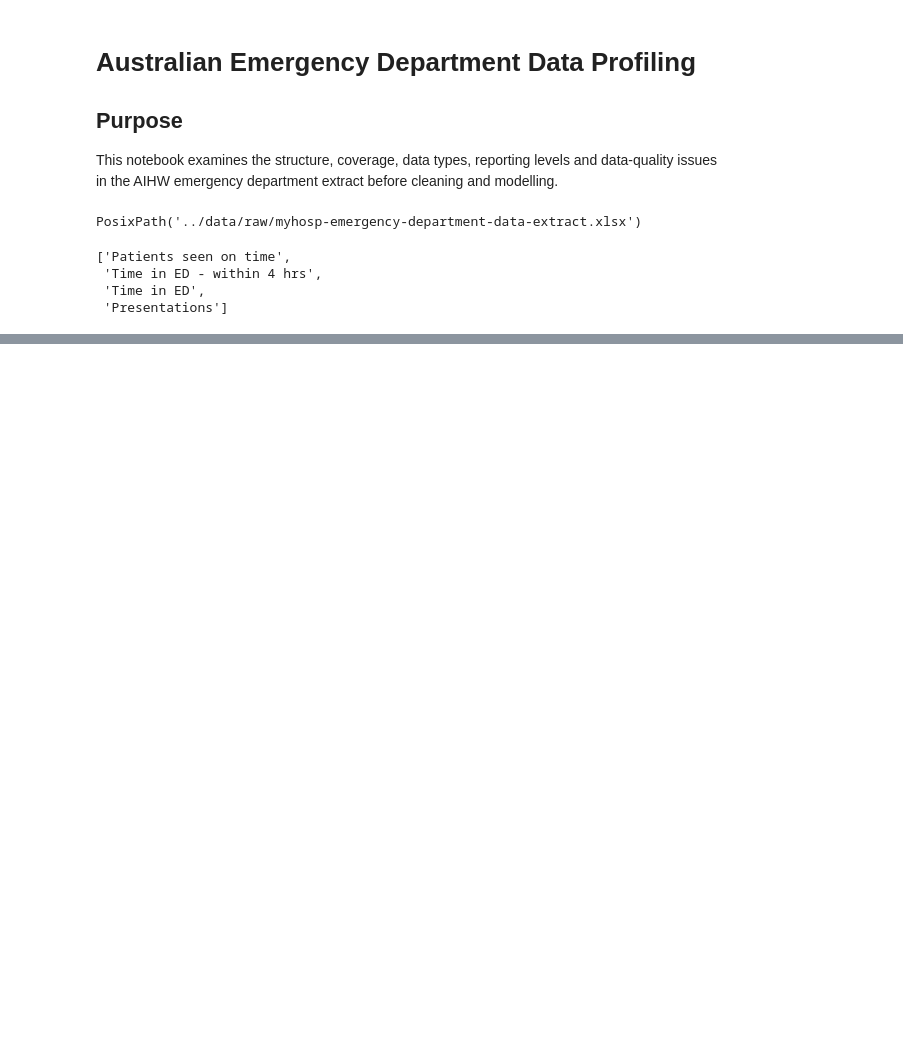
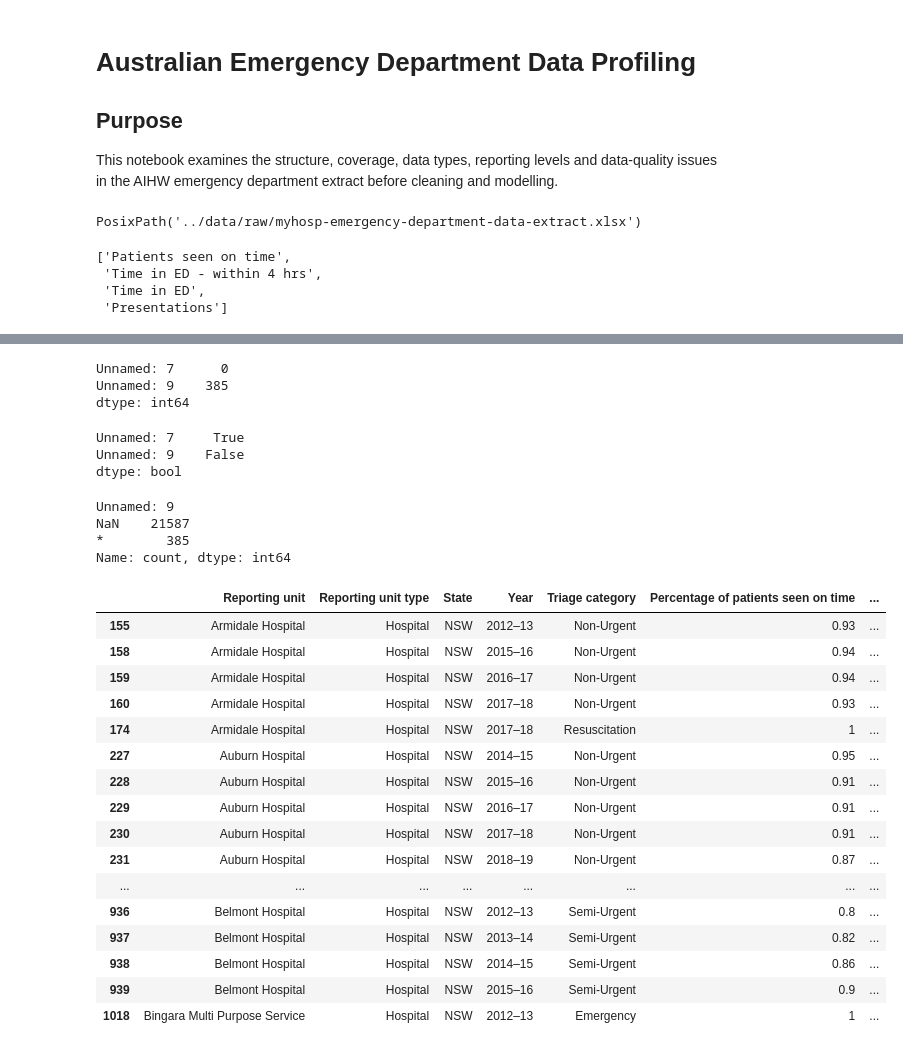
Before and after one commit to joannelu1213/australian-emergency-department-analytics, a Jupyter notebook: notebooks/01_data_profiling.ipynb, the cells around one changed output, grey strips where cells are left out. Drawn from its saved outputs; the diff is of its cells as text; code cells hidden in the pictures; blank space fills up the shorter version.

```diff
--- a/notebooks/01_data_profiling.ipynb
+++ b/notebooks/01_data_profiling.ipynb
@@ -29,0 +115,22 @@ file.sheet_names
+# %%
+# Skip the non-structured data rows, each sheet contains only the column headers and the main data entry
+sheet_config = {
+    "Patients seen on time": 16,
+    "Time in ED - within 4 hrs": 19,
+    "Time in ED": 16,
+    "Presentations": 15,
+}
+# %%
+processed_data_v1 = {}
+
+for sheet_name, rows_to_skip in sheet_config.items():
+    processed_data_v1[sheet_name] = pd.read_excel(
+        file_path,
+        sheet_name=sheet_name,
+        skiprows=rows_to_skip
+    )
+
+for sheet_name, df in processed_data_v1.items():
+    print(f"\n--- {sheet_name} ---")
+    print(df.shape)
+    display(df.head())
@@ -29,0 +288,7 @@ file.sheet_names
+# %%
+# Assign names for each data sheet
+
+presentations = processed_data_v1["Presentations"]
+seen_on_time = processed_data_v1["Patients seen on time"]
+within_4hrs = processed_data_v1["Time in ED - within 4 hrs"]
+time_in_ed = processed_data_v1["Time in ED"]
@@ -29,0 +476,51 @@ file.sheet_names
+# %%
+# For seen_on_time data, first inspect the two suspicious empty column
+seen_on_time[["Unnamed: 7", "Unnamed: 9"]].notna().sum()
+# %% [output]
+Unnamed: 7      0
+Unnamed: 9    385
+dtype: int64
+# %%
+seen_on_time[["Unnamed: 7", "Unnamed: 9"]].isna().all()
+# %% [output]
+Unnamed: 7     True
+Unnamed: 9    False
+dtype: bool
+# %%
+seen_on_time["Unnamed: 9"].value_counts(dropna=False)
+# %% [output]
+Unnamed: 9
+NaN    21587
+*        385
+Name: count, dtype: int64
+# %%
+seen_on_time.loc[
+    seen_on_time["Unnamed: 9"].notna(),
+    [
+        "Reporting unit",
+        "Reporting unit type",
+        "State",
+        "Year",
+        "Triage category",
+        "Percentage of patients seen on time",
+        "Unnamed: 9",
+    ]
+].head(30)
+# %% [output]
+|  | Reporting unit | Reporting unit type | State | Year | Triage category | Percentage of patients seen on time | ... |
+| 155 | Armidale Hospital | Hospital | NSW | 2012–13 | Non-Urgent | 0.93 | ... |
+| 158 | Armidale Hospital | Hospital | NSW | 2015–16 | Non-Urgent | 0.94 | ... |
+| 159 | Armidale Hospital | Hospital | NSW | 2016–17 | Non-Urgent | 0.94 | ... |
+| 160 | Armidale Hospital | Hospital | NSW | 2017–18 | Non-Urgent | 0.93 | ... |
+| 174 | Armidale Hospital | Hospital | NSW | 2017–18 | Resuscitation | 1 | ... |
+| 227 | Auburn Hospital | Hospital | NSW | 2014–15 | Non-Urgent | 0.95 | ... |
+| 228 | Auburn Hospital | Hospital | NSW | 2015–16 | Non-Urgent | 0.91 | ... |
+| 229 | Auburn Hospital | Hospital | NSW | 2016–17 | Non-Urgent | 0.91 | ... |
+| 230 | Auburn Hospital | Hospital | NSW | 2017–18 | Non-Urgent | 0.91 | ... |
+| 231 | Auburn Hospital | Hospital | NSW | 2018–19 | Non-Urgent | 0.87 | ... |
+| ... | ... | ... | ... | ... | ... | ... | ... |
+| 936 | Belmont Hospital | Hospital | NSW | 2012–13 | Semi-Urgent | 0.8 | ... |
+| 937 | Belmont Hospital | Hospital | NSW | 2013–14 | Semi-Urgent | 0.82 | ... |
+| 938 | Belmont Hospital | Hospital | NSW | 2014–15 | Semi-Urgent | 0.86 | ... |
+| 939 | Belmont Hospital | Hospital | NSW | 2015–16 | Semi-Urgent | 0.9 | ... |
+| 1018 | Bingara Multi Purpose Service | Hospital | NSW | 2012–13 | Emergency | 1 | ... |
```
Also changed, not shown: parts of 65 cells of this notebook, 1 other file.
